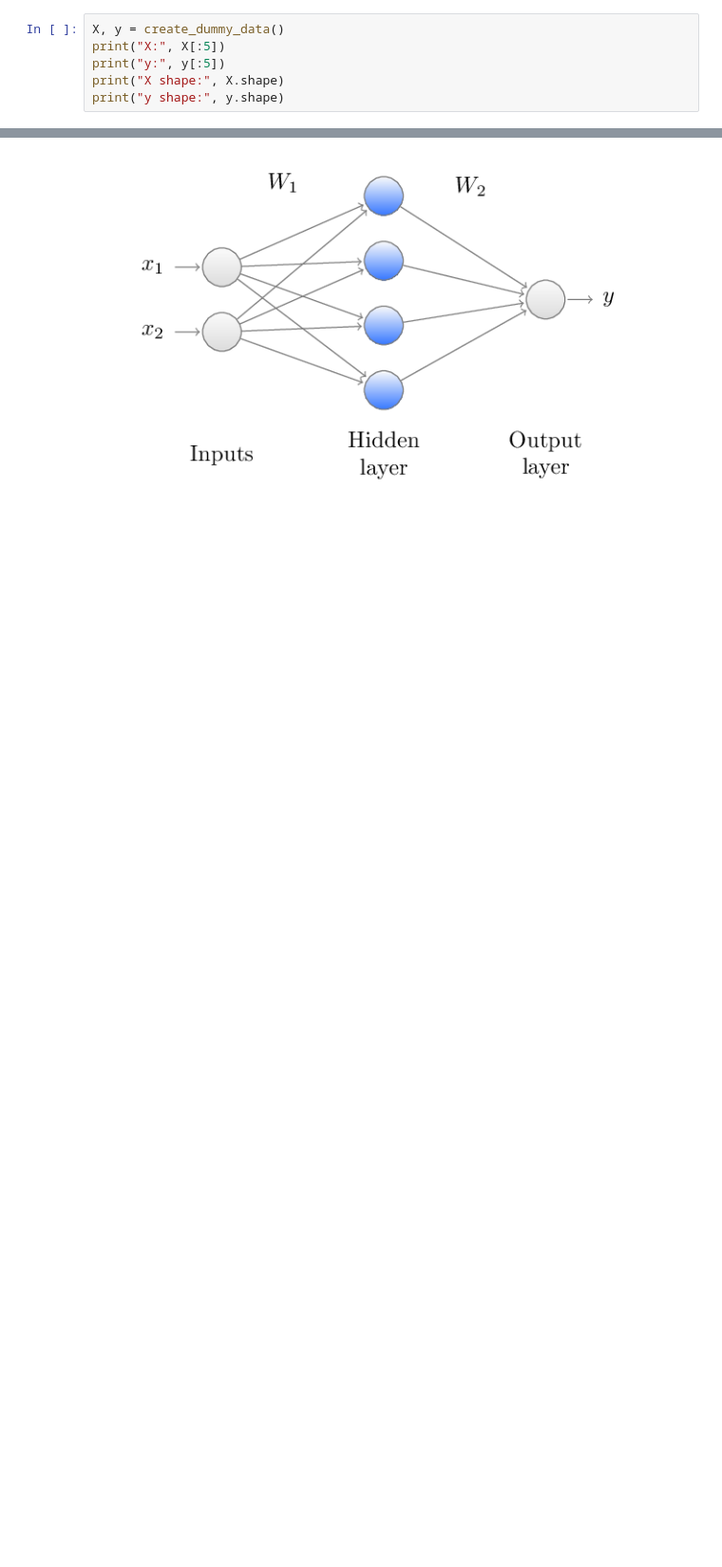
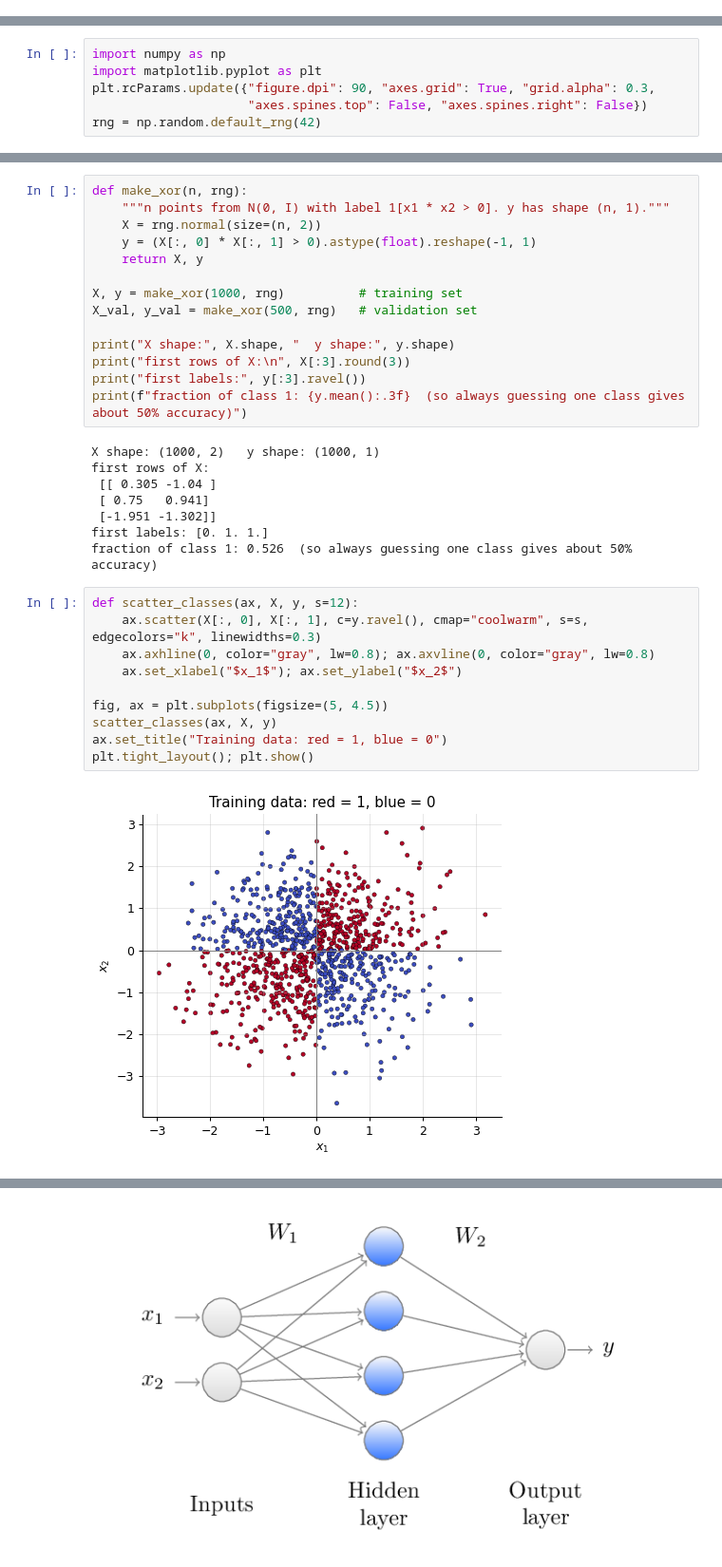
Before and after one commit to imagra93/ML-course-labs, a Jupyter notebook: deep_learning/MLP_Numpy.ipynb, the cells around one changed output, grey strips where cells are left out. Shown at 95% size. Saved outputs shown, nothing was run; the diff lists cells and outputs as text; blank space fills up the shorter version.

```diff
--- a/deep_learning/MLP_Numpy.ipynb
+++ b/deep_learning/MLP_Numpy.ipynb
@@ -69,6 +2,0 @@ def create_dummy_data(n_samples=1000):
-# %%
-X, y = create_dummy_data()
-print("X:", X[:5])
-print("y:", y[:5])
-print("X shape:", X.shape)
-print("y shape:", y.shape)
@@ -147,0 +39,6 @@ We are implementing a simple feedforward neural network with:
+# %%
+import numpy as np
+import matplotlib.pyplot as plt
+plt.rcParams.update({"figure.dpi": 90, "axes.grid": True, "grid.alpha": 0.3,
+                     "axes.spines.top": False, "axes.spines.right": False})
+rng = np.random.default_rng(42)
@@ -147,0 +77,34 @@ We are implementing a simple feedforward neural network with:
+# %%
+def make_xor(n, rng):
+    """n points from N(0, I) with label 1[x1 * x2 > 0]. y has shape (n, 1)."""
+    X = rng.normal(size=(n, 2))
+    y = (X[:, 0] * X[:, 1] > 0).astype(float).reshape(-1, 1)
+    return X, y
+
+X, y = make_xor(1000, rng)          # training set
+X_val, y_val = make_xor(500, rng)   # validation set
+
+print("X shape:", X.shape, "  y shape:", y.shape)
+print("first rows of X:\n", X[:3].round(3))
+print("first labels:", y[:3].ravel())
+print(f"fraction of class 1: {y.mean():.3f}  (so always guessing one class gives about 50% accuracy)")
+# %% [output]
+X shape: (1000, 2)   y shape: (1000, 1)
+first rows of X:
+ [[ 0.305 -1.04 ]
+ [ 0.75   0.941]
+ [-1.951 -1.302]]
+first labels: [0. 1. 1.]
+fraction of class 1: 0.526  (so always guessing one class gives about 50% accuracy)
+# %%
+def scatter_classes(ax, X, y, s=12):
+    ax.scatter(X[:, 0], X[:, 1], c=y.ravel(), cmap="coolwarm", s=s, edgecolors="k", linewidths=0.3)
+    ax.axhline(0, color="gray", lw=0.8); ax.axvline(0, color="gray", lw=0.8)
+    ax.set_xlabel("$x_1$"); ax.set_ylabel("$x_2$")
+
+fig, ax = plt.subplots(figsize=(5, 4.5))
+scatter_classes(ax, X, y)
+ax.set_title("Training data: red = 1, blue = 0")
+plt.tight_layout(); plt.show()
+# %% [output]
+[figure, added]
```
Also changed, not shown: parts of 82 cells of this notebook, 52 other files.
